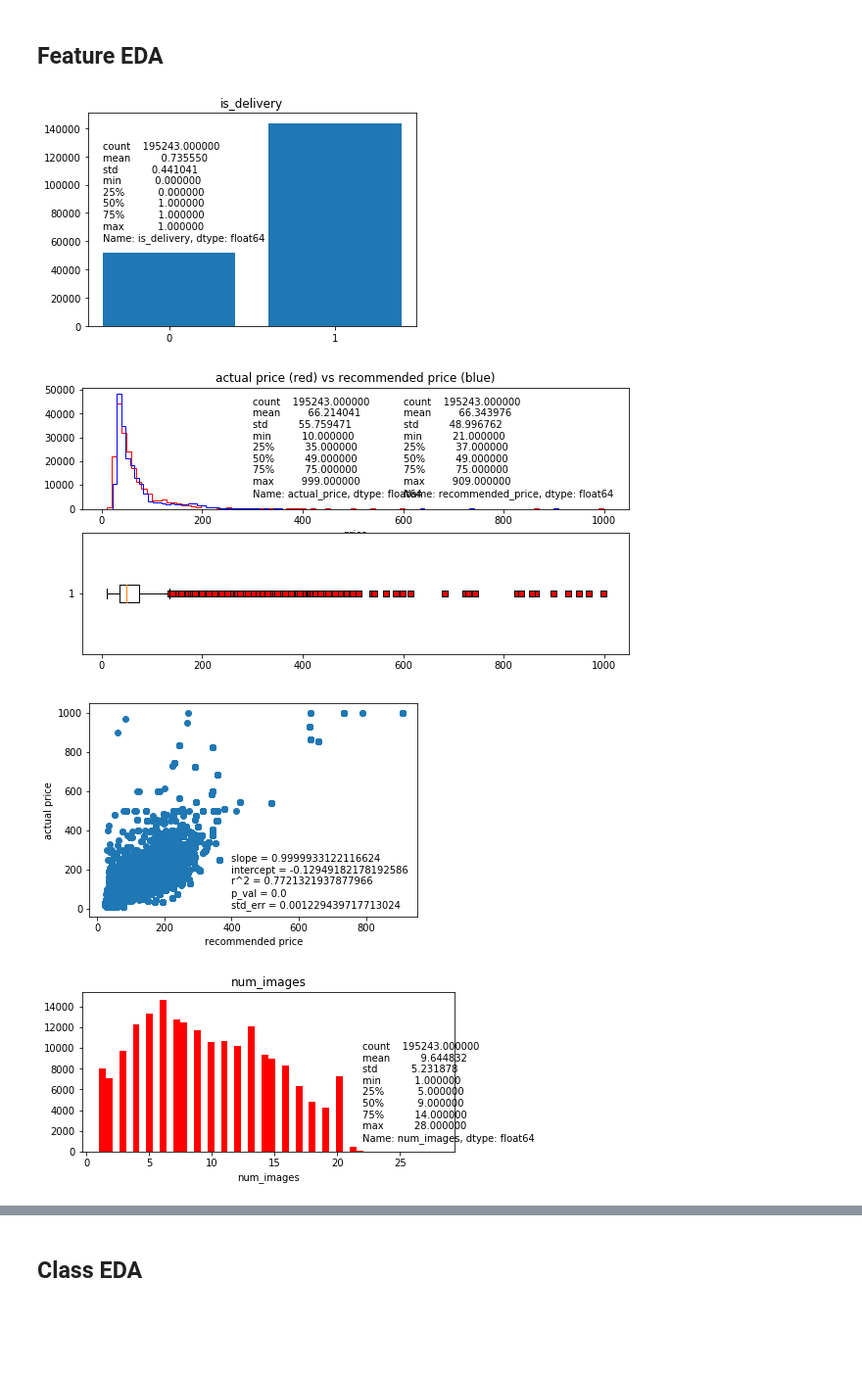
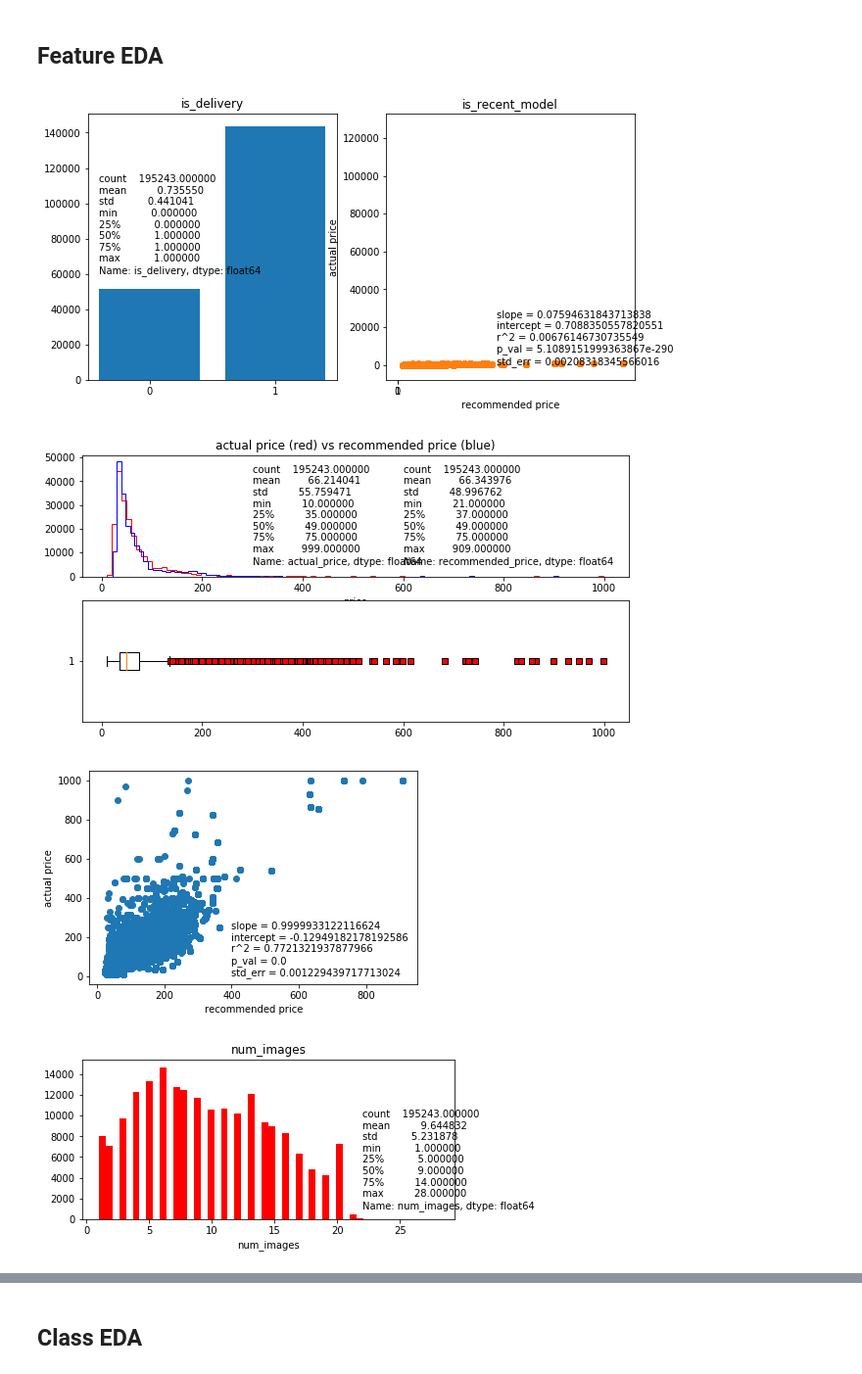
Before and after one commit to ginochen/Dual-branched_DNN_SVM, a Jupyter notebook: Dual_branched_DNN_SVM.ipynb, the cells around one changed output, grey strips where cells are left out. Shown at 98% size. Drawn from its saved outputs; the diff is of its cells as text; code cells hidden in the pictures; blank space fills up the shorter version.

```diff
--- a/Dual_branched_DNN_SVM.ipynb
+++ b/Dual_branched_DNN_SVM.ipynb
@@ -173,5 +173,4 @@ reservation_type = {0.0, 1.0, 2.0}
 y_catx: reservation_type binarized = [[0 0 1]
  [0 0 1]]
 # %%
-stats = df.describe()
-print(stats)
+dfstats = df.describe()
@@ -198,10 +179,25 @@ max           1.000000      81.000000
 # %%
 
 # is_delivery frequencies
+plt.figure(figsize=(10,5))
+plt.subplot(121)
 plt.bar(['0','1'],[sum(df['is_delivery']==0),sum(df['is_delivery']==1)])
 plt.title('is_delivery')
 plt.text(-0.4 ,60000, stats['is_delivery'])
+plt.subplot(122)
+plt.bar(['0','1'],[sum(df['is_recent_model']==0),sum(df['is_recent_model']==1)])
+plt.title('is_recent_model')
+#plt.text(-0.4 ,60000, stats['is_delivery'])
+
+slope, intercept, r_value, p_value, std_err = scipy.stats.linregress(df['is_recent_model'],df['is_delivery'])
+plt.text(400,0,'slope = %s \nintercept = %s \nr^2 = %s \np_val = %s \nstd_err = %s'%\
+         (slope, intercept, r_value**2, p_value, std_err))
+plt.scatter(df['recommended_price'],df['actual_price'])
+plt.xlabel('recommended price')
+plt.ylabel('actual price')
+
 plt.show()
+
 
 # price
 plt.figure(figsize=(10,5))
@@ -209,8 +205,8 @@ plt.subplot(211)
 plt.title('actual price (red) vs recommended price (blue)')
 plt.hist(df['actual_price'],100,color='r',histtype=u'step')
 plt.hist(df['recommended_price'],100,color='b',histtype=u'step')
-plt.text(300 ,5000, stats['actual_price'])
-plt.text(600 ,5000, stats['recommended_price'])
+plt.text(300 ,5000, dfstats['actual_price'])
+plt.text(600 ,5000, dfstats['recommended_price'])
 plt.xlabel('price')
 #plt.show()
 #plt.figure(figsize=(10,3))
@@ -227,35 +223,35 @@ plt.scatter(df['recommended_price'],df['actual_price'])
 plt.xlabel('recommended price')
 plt.ylabel('actual price')
 plt.show()
 
 # num_images
 plt.figure(figsize=(15,3))
 plt.subplot(121)
 plt.title('num_images')
 plt.hist(df['num_images'],50,color='r')
 plt.text(22 ,1000, stats['num_images'])
 #plt.hist(df['recommended_price'],100,color='b',histtype=u'step')
 plt.xlabel('num_images')
 plt.show()
 
 # description_length
 plt.figure(figsize=(15,3))
 plt.suptitle('description_length')
 plt.subplot(121)
 plt.title('no scaling')
 plt.hist(df['description_length'],bins=50,color='r')
-plt.text(3000 ,25000, stats['description_length'])
+plt.text(3000 ,25000, dfstats['description_length'])
 plt.subplot(122)
 plt.hist(df['description_length'],bins=50,color='r',log=True)
 plt.title('log-scale')
 plt.show()
 
 #plt.subplot(122)
 #plt.bar(df['is_delivery'],100)
 #plt.xlabel('is_delivery')
 #plt.show()
 # %% [output]
-[figure, old version]
+[figure, new version]
 [figure]
 [figure]
 [figure]
```
Also changed, not shown: parts of 1 cell of this notebook.
